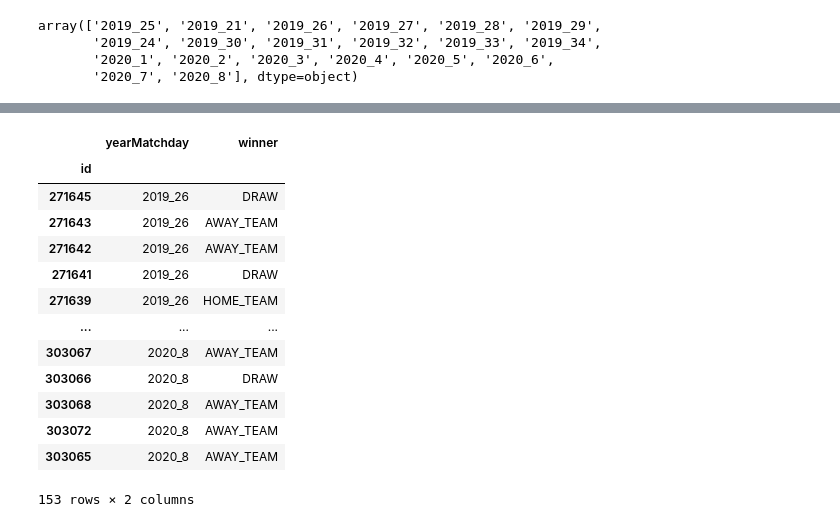
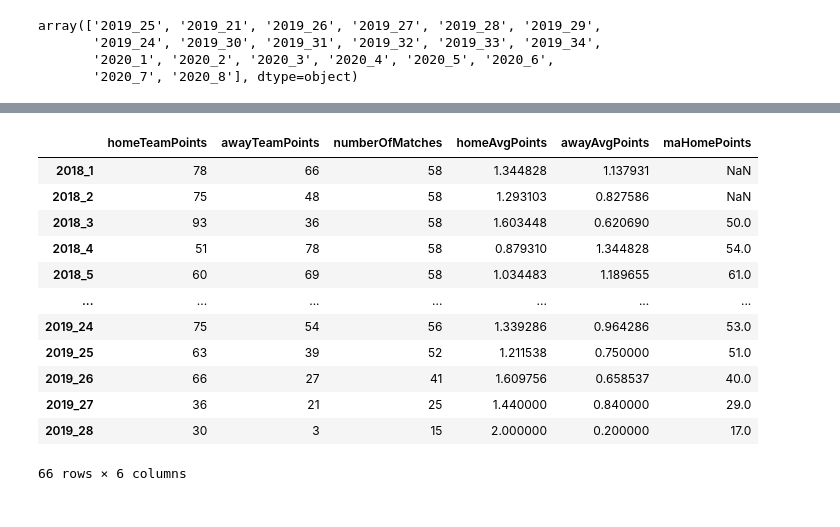
Before and after one commit to rensoostenbach/football-away-games-corona, a Jupyter notebook: Playground.ipynb, the cells around one changed output, grey strips where cells are left out. Saved outputs shown, nothing was run; the diff lists cells and outputs as text; code cells hidden in the pictures.

```diff
--- a/Playground.ipynb
+++ b/Playground.ipynb
@@ -297,17 +297,2 @@ dff_post[~dff_post['yearMatchday'].isin(dff_pre['yearMatchday'].unique())]
-# %%
-dff_post[~dff_post['yearMatchday'].isin(dff_pre['yearMatchday'].unique())]
-# %% [output]
-|  | yearMatchday | winner |
-| id |  |  |
-| 271645 | 2019_26 | DRAW |
-| 271643 | 2019_26 | AWAY_TEAM |
-| 271642 | 2019_26 | AWAY_TEAM |
-| 271641 | 2019_26 | DRAW |
-| 271639 | 2019_26 | HOME_TEAM |
-| ... | ... | ... |
-| 303067 | 2020_8 | AWAY_TEAM |
-| 303066 | 2020_8 | DRAW |
-| 303068 | 2020_8 | AWAY_TEAM |
-| 303072 | 2020_8 | AWAY_TEAM |
-| 303065 | 2020_8 | AWAY_TEAM |
-153 rows × 2 columns
+# %%
+points_df_pre['maHomePoints'] = points_df_pre.iloc[:,1].rolling(window=3).mean()
@@ -313,0 +301,16 @@ dff_post[~dff_post['yearMatchday'].isin(dff_pre['yearMatchday'].unique())]
+# %%
+points_df_pre
+# %% [output]
+|  | homeTeamPoints | awayTeamPoints | numberOfMatches | homeAvgPoints | awayAvgPoints | maHomePoints |
+| 2018_1 | 78 | 66 | 58 | 1.344828 | 1.137931 | NaN |
+| 2018_2 | 75 | 48 | 58 | 1.293103 | 0.827586 | NaN |
+| 2018_3 | 93 | 36 | 58 | 1.603448 | 0.620690 | 50.0 |
+| 2018_4 | 51 | 78 | 58 | 0.879310 | 1.344828 | 54.0 |
+| 2018_5 | 60 | 69 | 58 | 1.034483 | 1.189655 | 61.0 |
+| ... | ... | ... | ... | ... | ... | ... |
+| 2019_24 | 75 | 54 | 56 | 1.339286 | 0.964286 | 53.0 |
+| 2019_25 | 63 | 39 | 52 | 1.211538 | 0.750000 | 51.0 |
+| 2019_26 | 66 | 27 | 41 | 1.609756 | 0.658537 | 40.0 |
+| 2019_27 | 36 | 21 | 25 | 1.440000 | 0.840000 | 29.0 |
+| 2019_28 | 30 | 3 | 15 | 2.000000 | 0.200000 | 17.0 |
+66 rows × 6 columns
```
Also changed, not shown: parts of 3 cells of this notebook, 2 other files.
